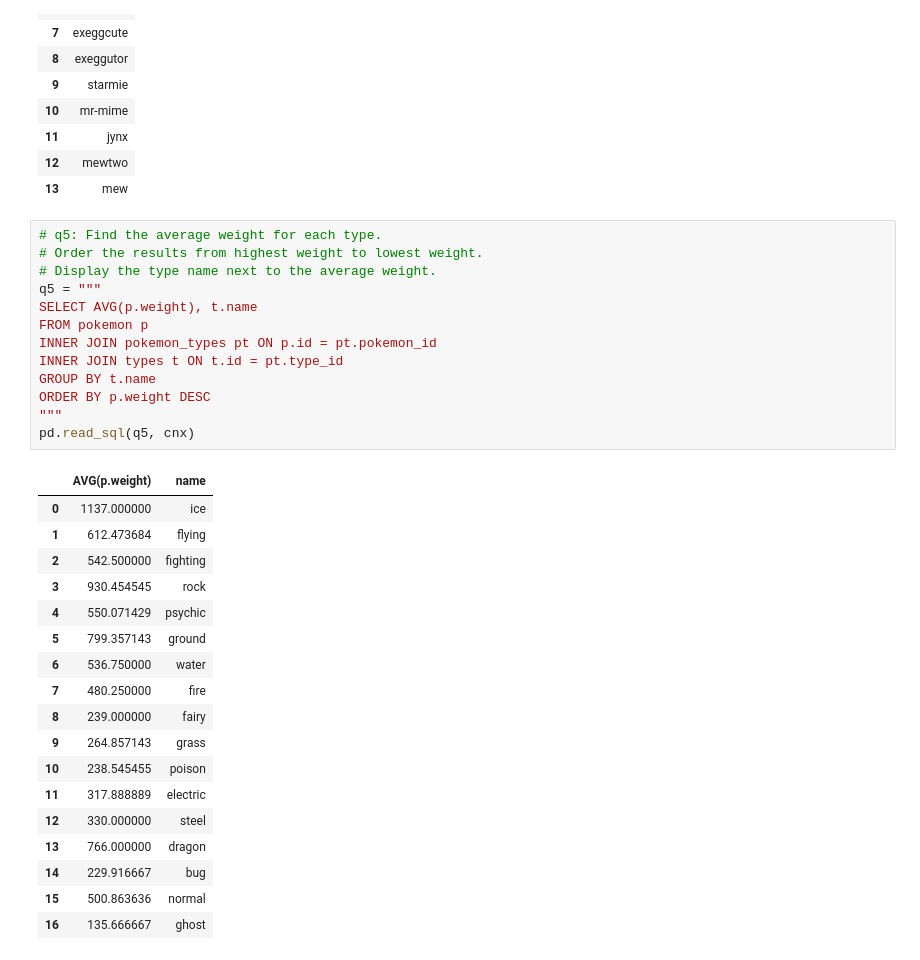
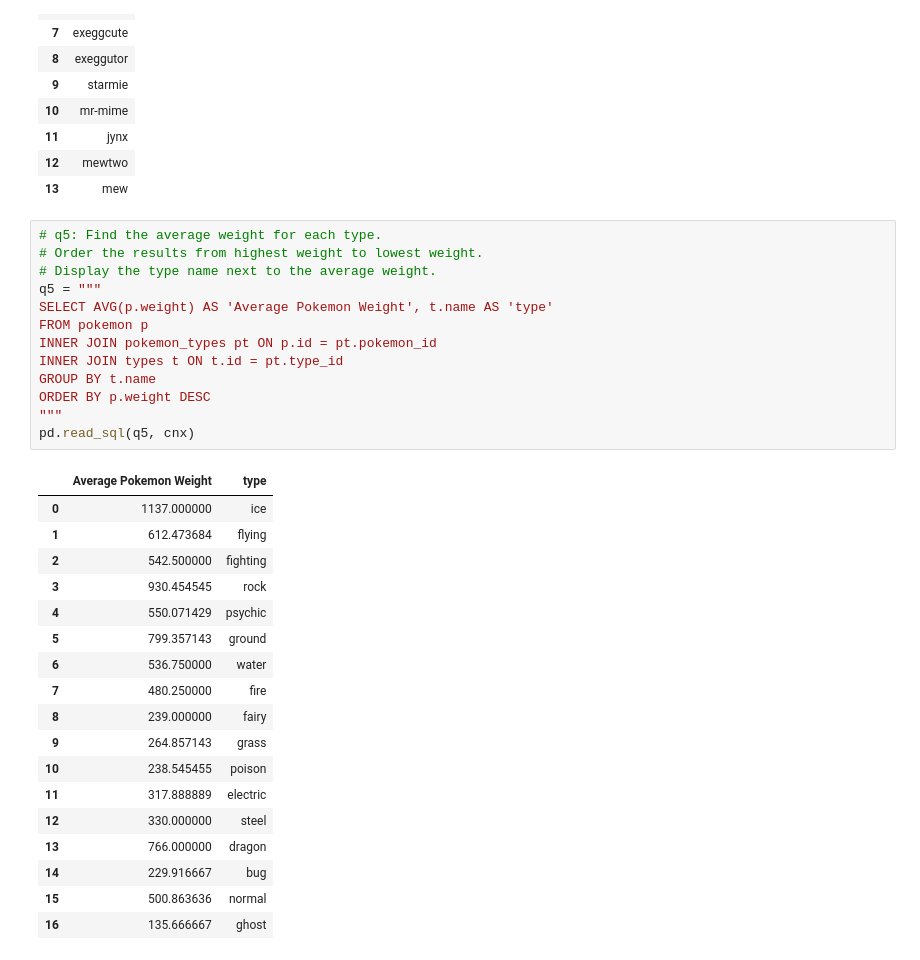
Before and after one commit to learn-co-curriculum/daily_challenges_seattle-ds-102819, a Jupyter notebook: mod_1/2019-11-06_sql/sql_practice.ipynb, the cells around one changed output. Saved outputs shown, nothing was run; the diff lists cells and outputs as text.

```diff
--- a/mod_1/2019-11-06_sql/sql_practice.ipynb
+++ b/mod_1/2019-11-06_sql/sql_practice.ipynb
@@ -121,18 +121,18 @@ pd.read_sql(q4, cnx)
 # %%
 # q5: Find the average weight for each type.
 # Order the results from highest weight to lowest weight.
 # Display the type name next to the average weight.
 q5 = """
-SELECT AVG(p.weight), t.name
+SELECT AVG(p.weight) AS 'Average Pokemon Weight', t.name AS 'type'
 FROM pokemon p
 INNER JOIN pokemon_types pt ON p.id = pt.pokemon_id
 INNER JOIN types t ON t.id = pt.type_id
 GROUP BY t.name
 ORDER BY p.weight DESC
 """
 pd.read_sql(q5, cnx)
 # %% [output]
-|  | AVG(p.weight) | name |
+|  | Average Pokemon Weight | type |
 | 0 | 1137.000000 | ice |
 | 1 | 612.473684 | flying |
 | 2 | 542.500000 | fighting |
```
Also changed, not shown: parts of 2 cells of this notebook.
